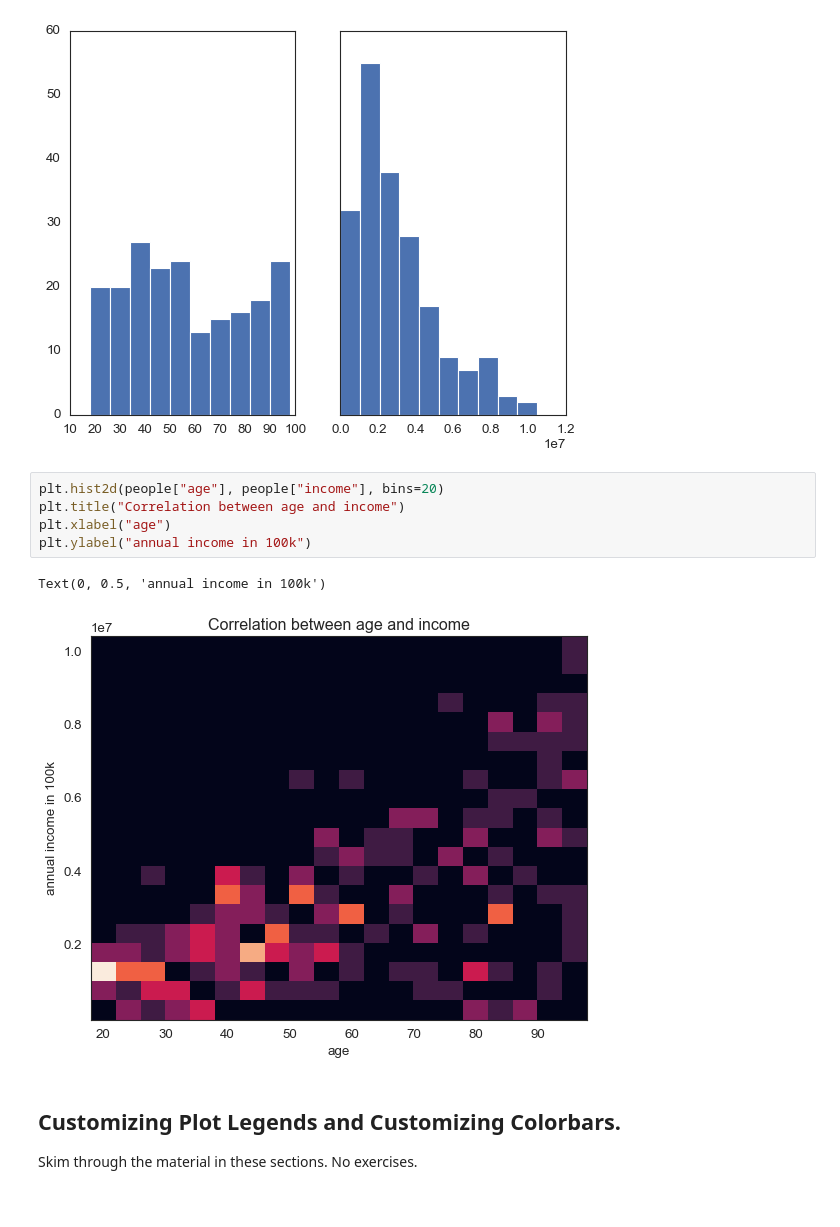
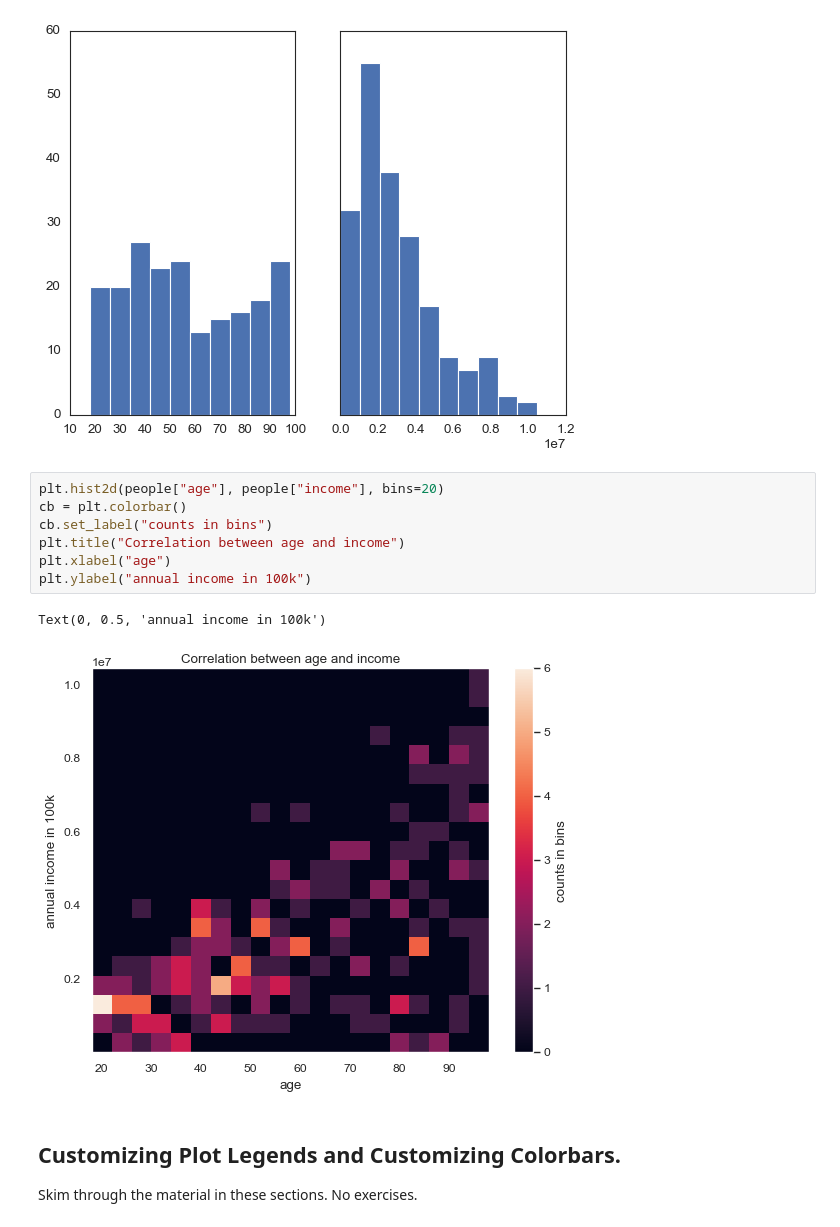
Before and after one commit to IchChefDuNixx/2023SS, a Jupyter notebook: DS/data_aai_sose23/lecture06_visual_EDA/h06a-assignment-visualization.ipynb, the cells around one changed output. Saved outputs shown, nothing was run; the diff lists cells and outputs as text.

Commit message:
added colorbar, done

```diff
--- a/DS/data_aai_sose23/lecture06_visual_EDA/h06a-assignment-visualization.ipynb
+++ b/DS/data_aai_sose23/lecture06_visual_EDA/h06a-assignment-visualization.ipynb
@@ -150,12 +150,14 @@ ax[1].hist(people["income"])
 [figure]
 # %%
 plt.hist2d(people["age"], people["income"], bins=20)
+cb = plt.colorbar()
+cb.set_label("counts in bins")
 plt.title("Correlation between age and income")
 plt.xlabel("age")
 plt.ylabel("annual income in 100k")
 # %% [output]
 Text(0, 0.5, 'annual income in 100k')
-[figure, old version]
+[figure, new version]
 # %% [markdown]
 ## Customizing Plot Legends and Customizing Colorbars.
 
```
